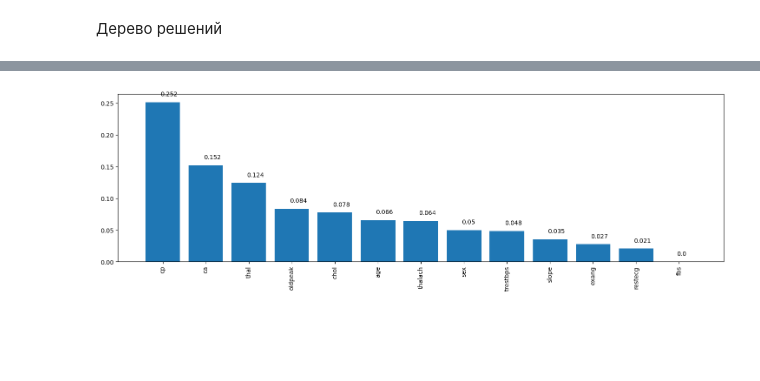
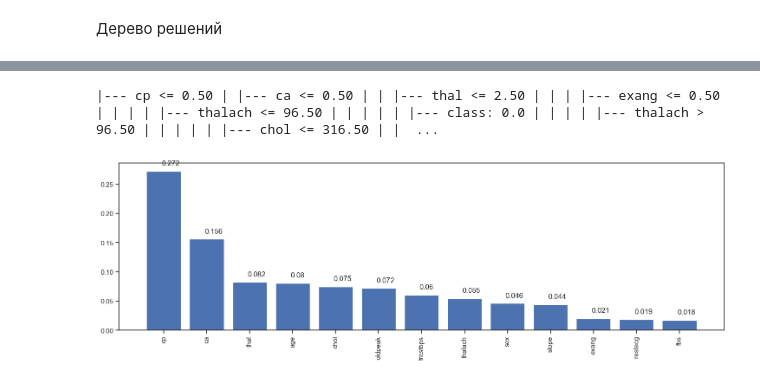
Before and after one commit to douevenfeel/machine-learning, a Jupyter notebook: lab4/index.ipynb, the cells around one changed output, grey strips where cells are left out. Drawn from its saved outputs; the diff is of its cells as text; code cells hidden in the pictures; blank space fills up the shorter version.

```diff
--- a/lab4/index.ipynb
+++ b/lab4/index.ipynb
@@ -292,0 +303,4 @@ list(zip(x_train.columns.values, clf.feature_importances_))
+# %%
+X_tree = data.drop("target", axis=1, inplace=False).values
+y_tree = data["target"].values
+X_tree, y_tree
@@ -292,0 +350,14 @@ list(zip(x_train.columns.values, clf.feature_importances_))
+# %%
+params = {
+    'max_depth': range(3, 16)
+}
+# %%
+%%time
+grid_1 = GridSearchCV(
+    estimator=DecisionTreeClassifier(random_state=9),
+    param_grid=params,
+    scoring='accuracy',
+    cv=20
+)
+grid_1.fit(X_tree, y_tree)
+grid_1.best_params_, grid_1.best_score_
@@ -293,12 +368,15 @@ list(zip(x_train.columns.values, clf.feature_importances_))
+# %%
+tree_rules = export_text(grid_1.best_estimator_, feature_names=list(data.drop("target", axis=1).columns))
+HTML('<pre>' + tree_rules + '</pre>')
+# %% [output]
+|--- cp <= 0.50 | |--- ca <= 0.50 | | |--- thal <= 2.50 | | | |--- exang <= 0.50 | | | | |--- thalach <= 96.50 | | | | | |--- class: 0.0 | | | | |--- thalach > 96.50 | | | | | |--- chol <= 316.50 | |  ...
 # %%
-from operator import itemgetter
-
-def draw_feature_importances(tree_model, x_dataset, figsize=(18,5)):
+def draw_feature_importances(tree_model, X_dataset, figsize=(18,5)):
     """
     Вывод важности признаков в виде графика
     """
     # Сортировка значений важности признаков по убыванию
-    list_to_sort = list(zip(x_dataset.columns.values, tree_model.feature_importances_))
+    list_to_sort = list(zip(X_dataset.columns.values, tree_model.feature_importances_))
     sorted_list = sorted(list_to_sort, key=itemgetter(1), reverse = True)
     # Названия признаков
     labels = [x for x,_ in sorted_list]
@@ -314,7 +392,7 @@ def draw_feature_importances(tree_model, x_dataset, figsize=(18,5)):
         plt.text(a-0.05, b+0.01, str(round(b,3)))
     plt.show()
     return labels, data
-# %%
-dt_fl, dt_fd = draw_feature_importances(clf, x_train)
-# %% [output]
-[figure, removed]
+# %%
+iris_tree_cl_fl, iris_tree_cl_fd = draw_feature_importances(grid_1.best_estimator_, data)
+# %% [output]
+[figure, added]
```
Also changed, not shown: parts of 29 cells of this notebook, 1 other file.
